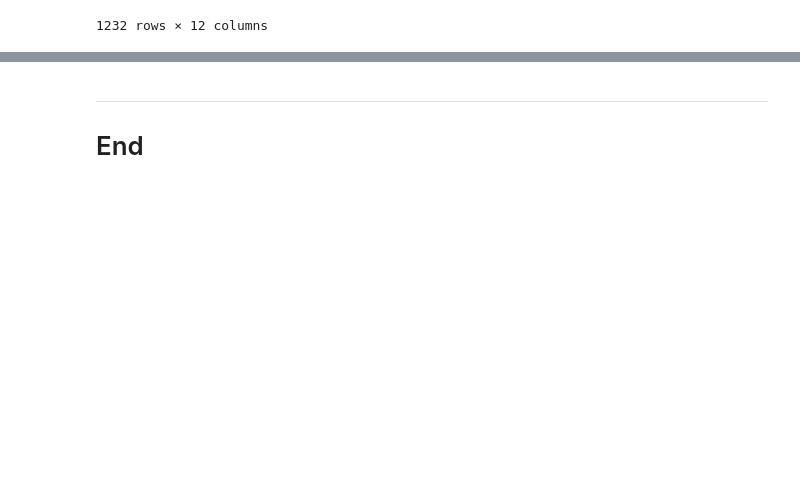
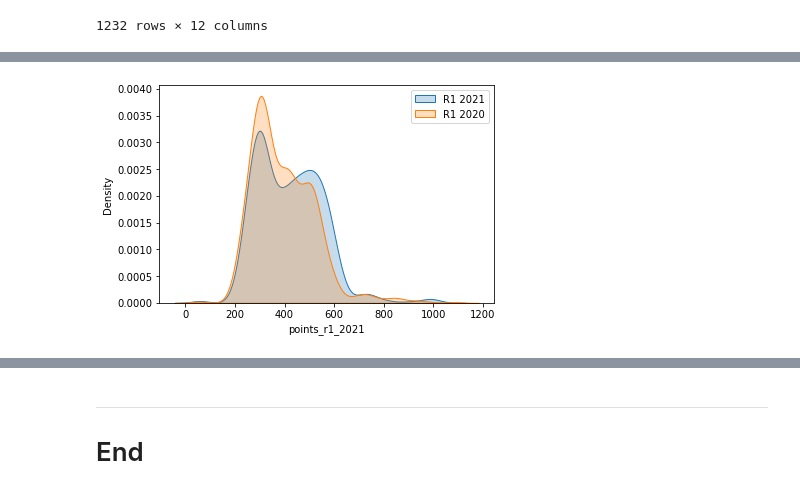
Before and after one commit to ShanePAustin/fundamentals-of-data-analysis, a Jupyter notebook: cao.ipynb, the cells around one changed output, grey strips where cells are left out. Cells and saved outputs as stored; diff of their text form; code cells hidden in the pictures; blank space fills up the shorter version.

```diff
--- a/cao.ipynb
+++ b/cao.ipynb
@@ -743,0 +769,7 @@ plt.show()
+# %%
+sns.kdeplot(caoPoints['points_r1_2021'], label='R1 2021',shade=True)
+sns.kdeplot(caoPoints['points_r1_2020'], label='R1 2020',shade=True)
+plt.legend()
+plt.show()
+# %% [output]
+[figure, added]
```
Also changed, not shown: parts of 11 cells of this notebook, 8 other files.
